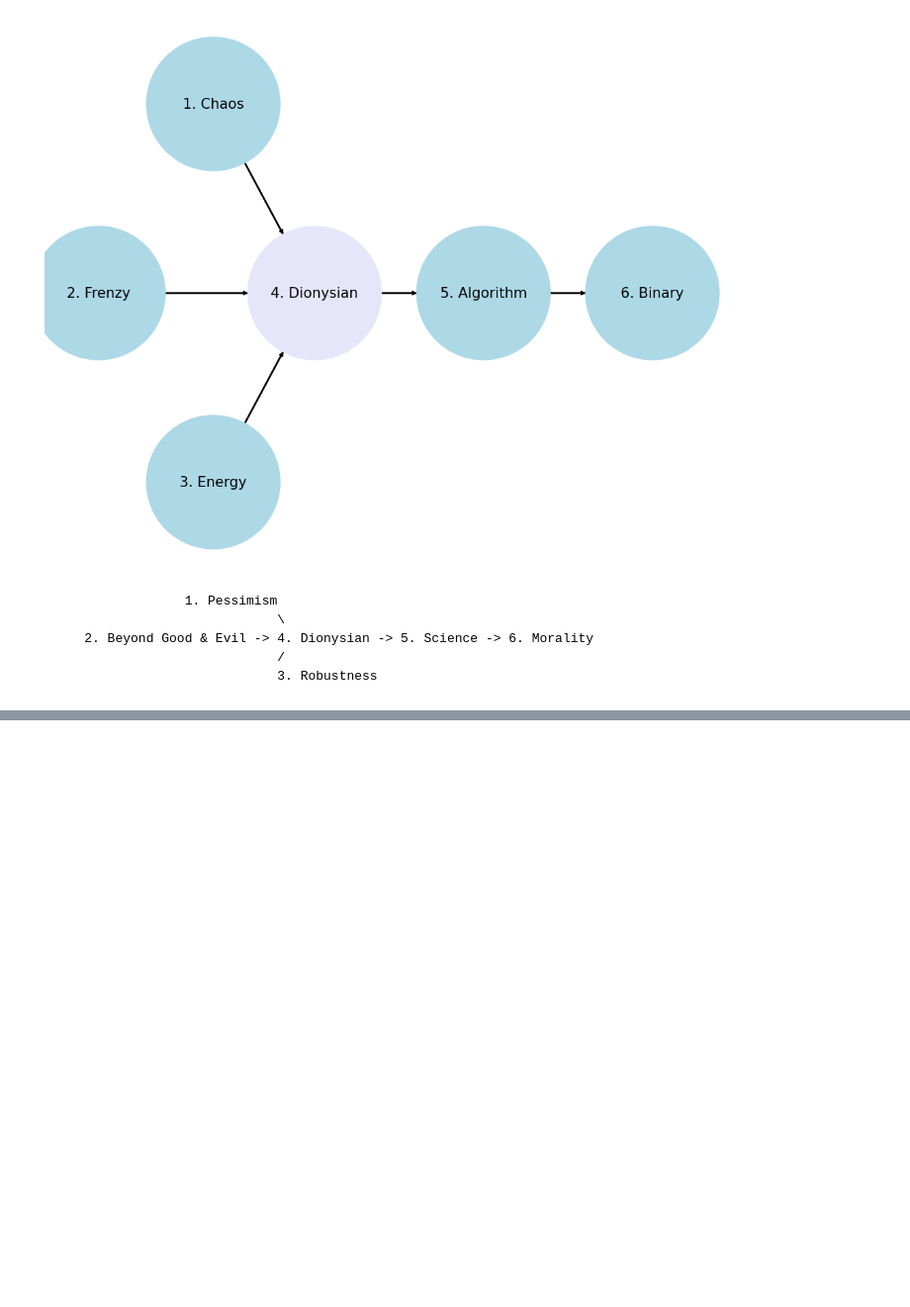
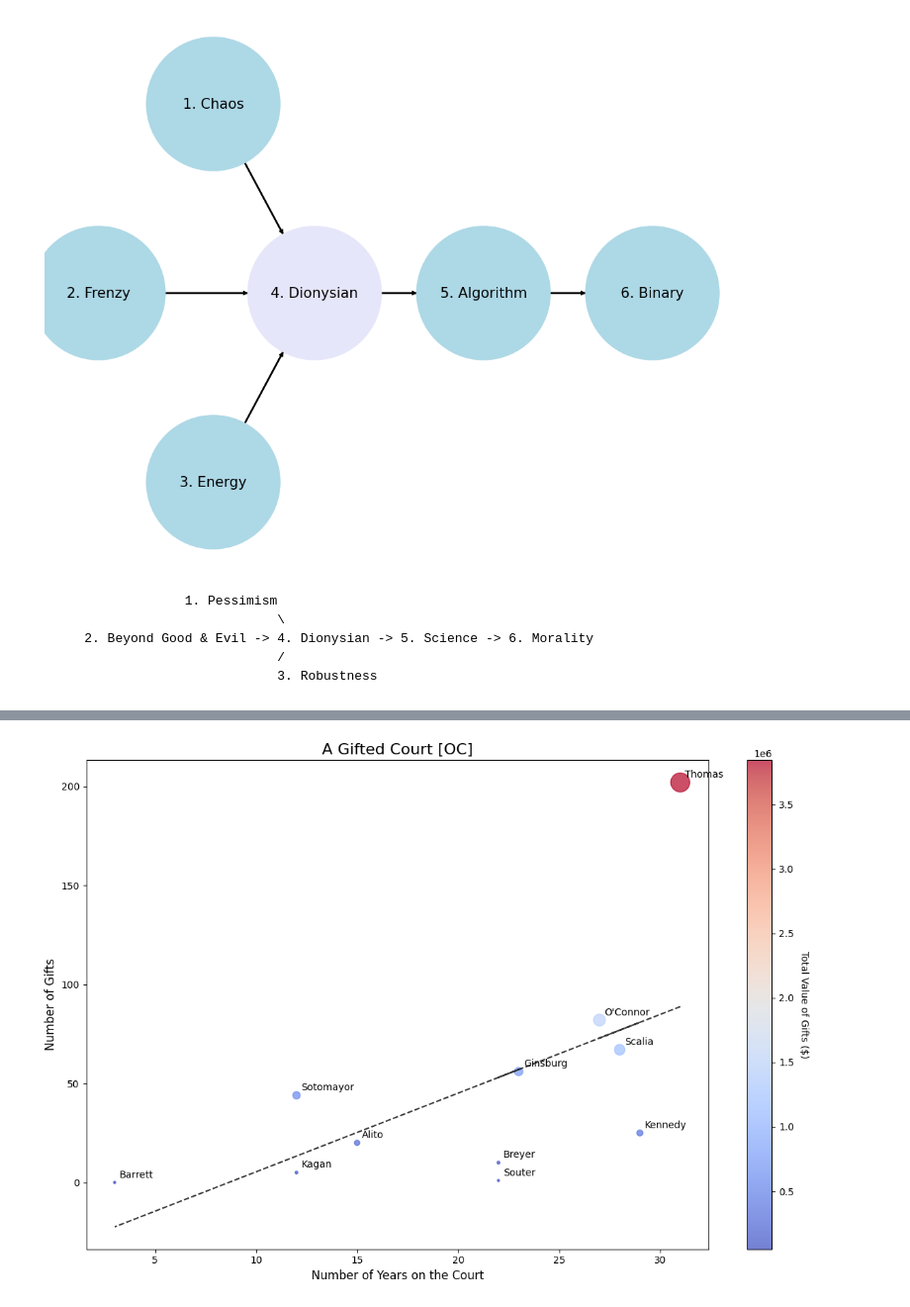
Before and after one commit to abikesa/workflow, a Jupyter notebook: py.ipynb, the cells around one changed output, grey strips where cells are left out. Shown at 99% size. Saved outputs shown, nothing was run; the diff lists cells and outputs as text; code cells hidden in the pictures; blank space fills up the shorter version.

Commit message:
bubble plot

```diff
--- a/py.ipynb
+++ b/py.ipynb
@@ -61,0 +220,37 @@ plt.show()
+# %%
+import matplotlib.pyplot as plt
+
+# Assuming you have the DataFrame 'df' from the previous step
+
+plt.figure(figsize=(12, 8))
+
+# Create scatter plot
+scatter = plt.scatter(df['Years_on_Court'], df['Number_of_Gifts'],
+                      s=df['Total_Value_of_Gifts'] / 10000,  # Adjust size scaling as needed
+                      c=df['Total_Value_of_Gifts'], cmap='coolwarm',
+                      alpha=0.7)
+
+# Add labels for each point
+for i, txt in enumerate(df['Justice']):
+    plt.annotate(txt, (df['Years_on_Court'][i], df['Number_of_Gifts'][i]),
+                 xytext=(5, 5), textcoords='offset points')
+
+# Customize the plot
+plt.title('A Gifted Court [OC]', fontsize=16)
+plt.xlabel('Number of Years on the Court', fontsize=12)
+plt.ylabel('Number of Gifts', fontsize=12)
+
+# Add a trend line
+z = np.polyfit(df['Years_on_Court'], df['Number_of_Gifts'], 1)
+p = np.poly1d(z)
+plt.plot(df['Years_on_Court'], p(df['Years_on_Court']), "k--", alpha=0.8)
+
+# Add a colorbar legend
+cbar = plt.colorbar(scatter)
+cbar.set_label('Total Value of Gifts ($)', rotation=270, labelpad=15)
+
+# Show the plot
+plt.tight_layout()
+plt.show()
+# %% [output]
+[figure, added]
```
Also changed, not shown: parts of 3 cells of this notebook, 2 other files.
